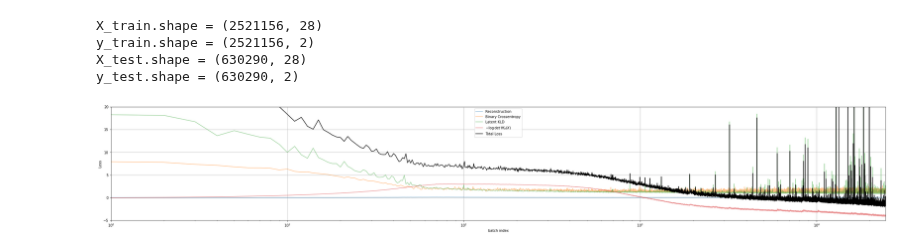
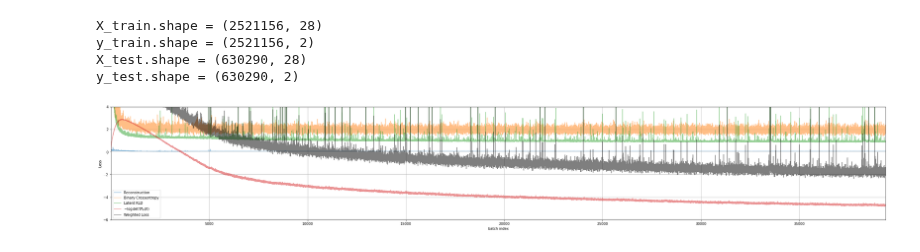
Before and after one commit to psaegert/AML-Final, a Jupyter notebook: models/INN_test.ipynb, the cells around one changed output. Drawn from its saved outputs; the diff is of its cells as text; code cells hidden in the pictures.

Commit message:
trained INN, exploring reconstructed X

```diff
--- a/models/INN_test.ipynb
+++ b/models/INN_test.ipynb
@@ -44,5 +44,15 @@ X_train.shape = (2521156, 28)
 y_train.shape = (2521156, 2)
 X_test.shape = (630290, 28)
 y_test.shape = (630290, 2)
+# %%
+loss_weights = {
+    'bce_factor': 15,
+    'dvg_factor': 1,
+    'logdet_factor': .1,
+    'rcst_factor': .2
+}
+# %%
+batch_size = 1024
+n_epochs = 16
 # %%
-inn = INN.INN(X_train.shape[1], y_train.shape[1], n_blocks=5, device=device).to(device)
+inn = INN.INN(X_train.shape[1], y_train.shape[1], n_blocks=5, coupling_network_layers=[128, 128], device=device).to(device)
@@ -113,17 +59,19 @@ for i_epoch in range(n_epochs):
+# %%
+loss_history = inn.fit(X_train_scaled, y_train, n_epochs=n_epochs, batch_size=batch_size, optimizer=Adam(inn.parameters(), lr=1e-4), loss_weights=loss_weights)
 # %%
 fig, ax = plt.subplots(1, 1, figsize=(40, 6))
 
-ax.plot(loss_history['x'], label='Reconstruction', alpha=0.5)
-ax.plot(loss_history['y'], label='Binary Crossentropy', alpha=0.5)
-ax.plot(loss_history['z'], label='Latent KLD', alpha=0.5)
+ax.plot(loss_history['rcst'], label='Reconstruction', alpha=0.5)
+ax.plot(loss_history['bce'], label='Binary Crossentropy', alpha=0.5)
+ax.plot(loss_history['dvg'], label='Latent KLD', alpha=0.5)
 ax.plot(loss_history['logdet'], label=r'$-\log \det \nabla f_{\theta}(X)$', alpha=0.5)
+ax.plot(loss_history['weighted_loss'], label='Weighted Loss', color='black', alpha=0.5)
 
-ax.plot(range(1, 1 + len(loss_history['z'])), [sum([loss_history[k][i] for k in loss_history.keys()]) for i in range(len(loss_history['z']))], color='black', label='Total Loss')
-ax.set_xlim(1, 1+len(loss_history['z'])); ax.set_ylim(-5, 20);
+ax.set_xlim(1, 1+len(loss_history['rcst'])); ax.set_ylim(-6, 4);
 ax.set_xlabel('batch index'); ax.set_ylabel('Loss'); ax.grid()
-ax.legend(); ax.set_xscale('log');
+ax.legend();
 # %% [output]
-[figure, old version]
+[figure, new version]
 # %%
 inn.eval()
 
```
Also changed, not shown: parts of 10 cells of this notebook, 1 other file.
